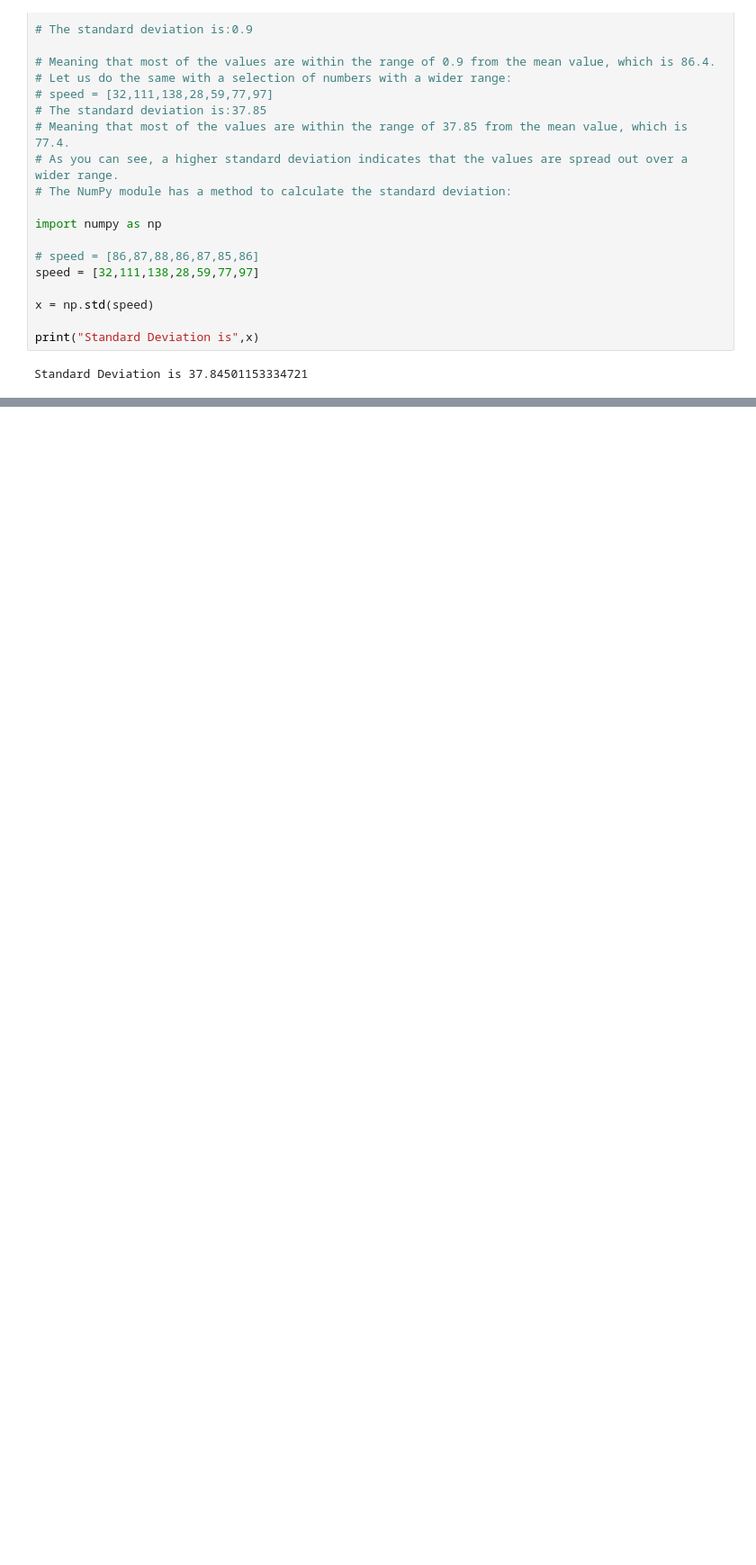
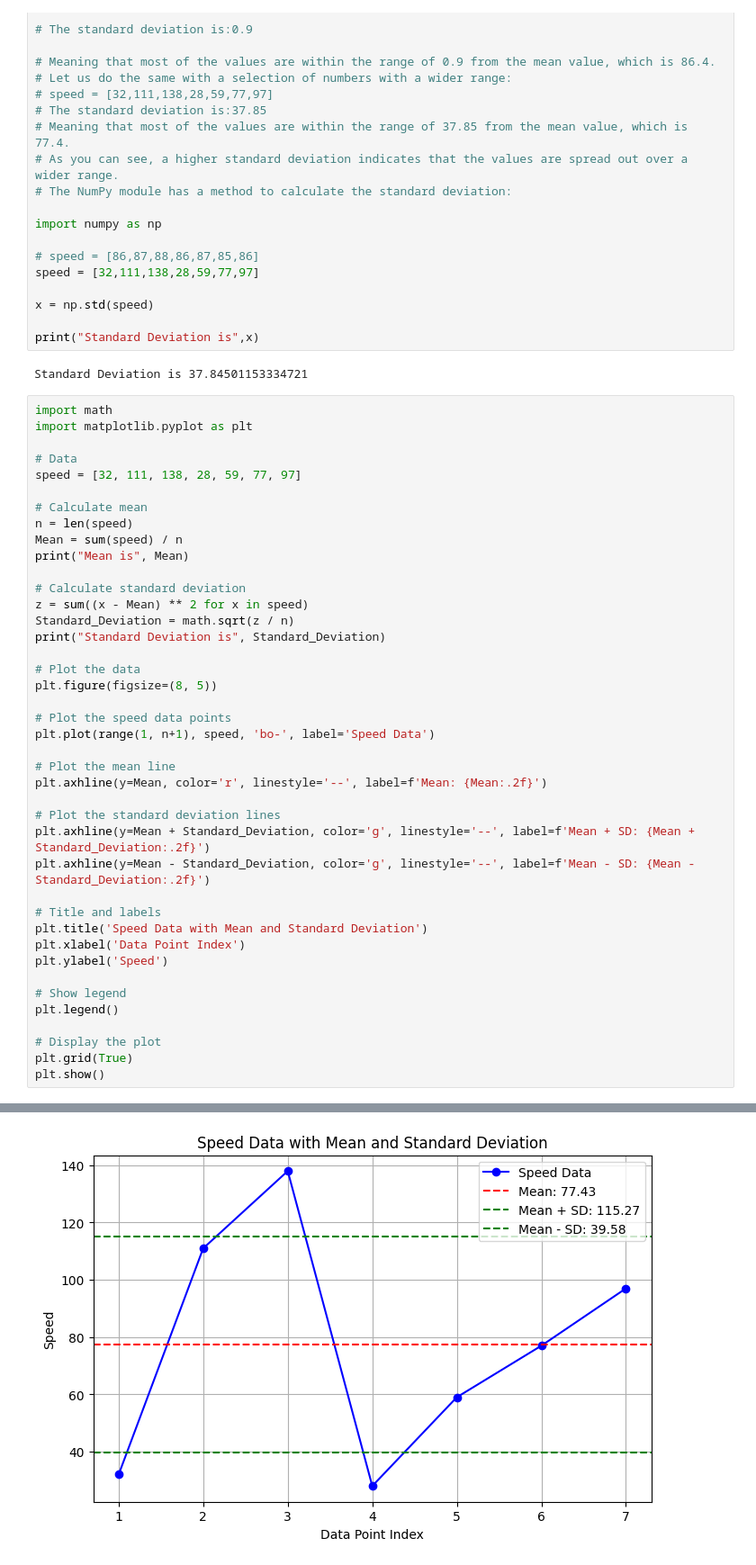
Before and after one commit to CcAPtAinMORGAn/PYTHON, a Jupyter notebook: PythonNotes/Statistics/StatisticsTopics/StandardDeviation.ipynb, the cells around one changed output, grey strips where cells are left out. Shown at 90% size. Saved outputs shown, nothing was run; the diff lists cells and outputs as text; blank space fills up the shorter version.

```diff
--- a/PythonNotes/Statistics/StatisticsTopics/StandardDeviation.ipynb
+++ b/PythonNotes/Statistics/StatisticsTopics/StandardDeviation.ipynb
@@ -30,3 +30,45 @@ x = np.std(speed)
 print("Standard Deviation is",x)
 # %% [output]
 Standard Deviation is 37.84501153334721
+# %%
+import math
+import matplotlib.pyplot as plt
+
+# Data
+speed = [32, 111, 138, 28, 59, 77, 97]
+
+# Calculate mean
+n = len(speed)
+Mean = sum(speed) / n
+print("Mean is", Mean)
+
+# Calculate standard deviation
+z = sum((x - Mean) ** 2 for x in speed)
+Standard_Deviation = math.sqrt(z / n)
+print("Standard Deviation is", Standard_Deviation)
+
+# Plot the data
+plt.figure(figsize=(8, 5))
+
+# Plot the speed data points
+plt.plot(range(1, n+1), speed, 'bo-', label='Speed Data')
+
+# Plot the mean line
+plt.axhline(y=Mean, color='r', linestyle='--', label=f'Mean: {Mean:.2f}')
+
+# Plot the standard deviation lines
+plt.axhline(y=Mean + Standard_Deviation, color='g', linestyle='--', label=f'Mean + SD: {Mean + Standard_Deviation:.2f}')
+plt.axhline(y=Mean - Standard_Deviation, color='g', linestyle='--', label=f'Mean - SD: {Mean - Standard_Deviation:.2f}')
+
+# Title and labels
+plt.title('Speed Data with Mean and Standard Deviation')
+plt.xlabel('Data Point Index')
+plt.ylabel('Speed')
+
+# Show legend
+plt.legend()
+
+# Display the plot
+plt.grid(True)
+plt.show()
+# %% [output]
@@ -32,0 +77 @@ Standard Deviation is 37.84501153334721
+[figure, added]
```
Also changed, not shown: parts of 1 cell of this notebook.
